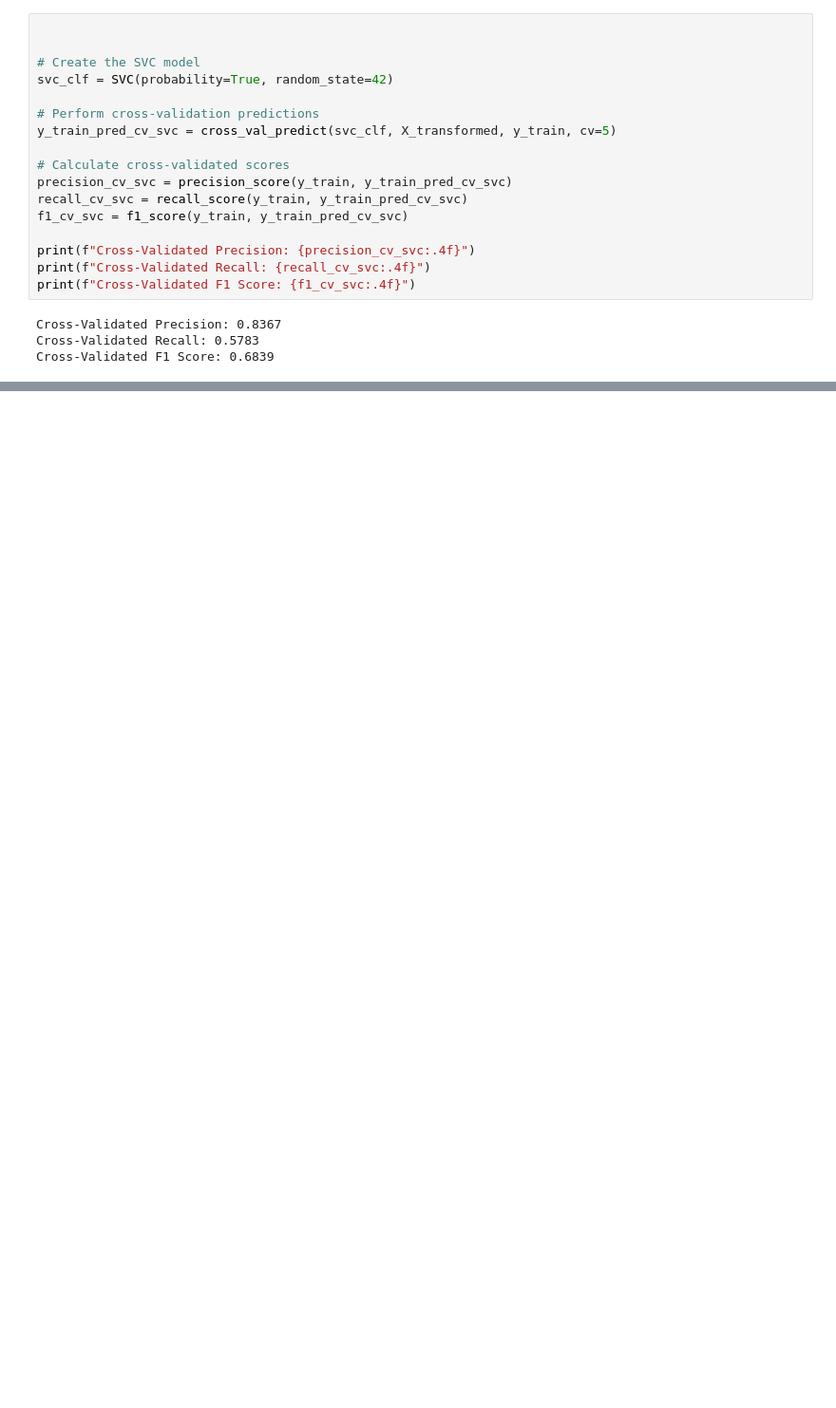
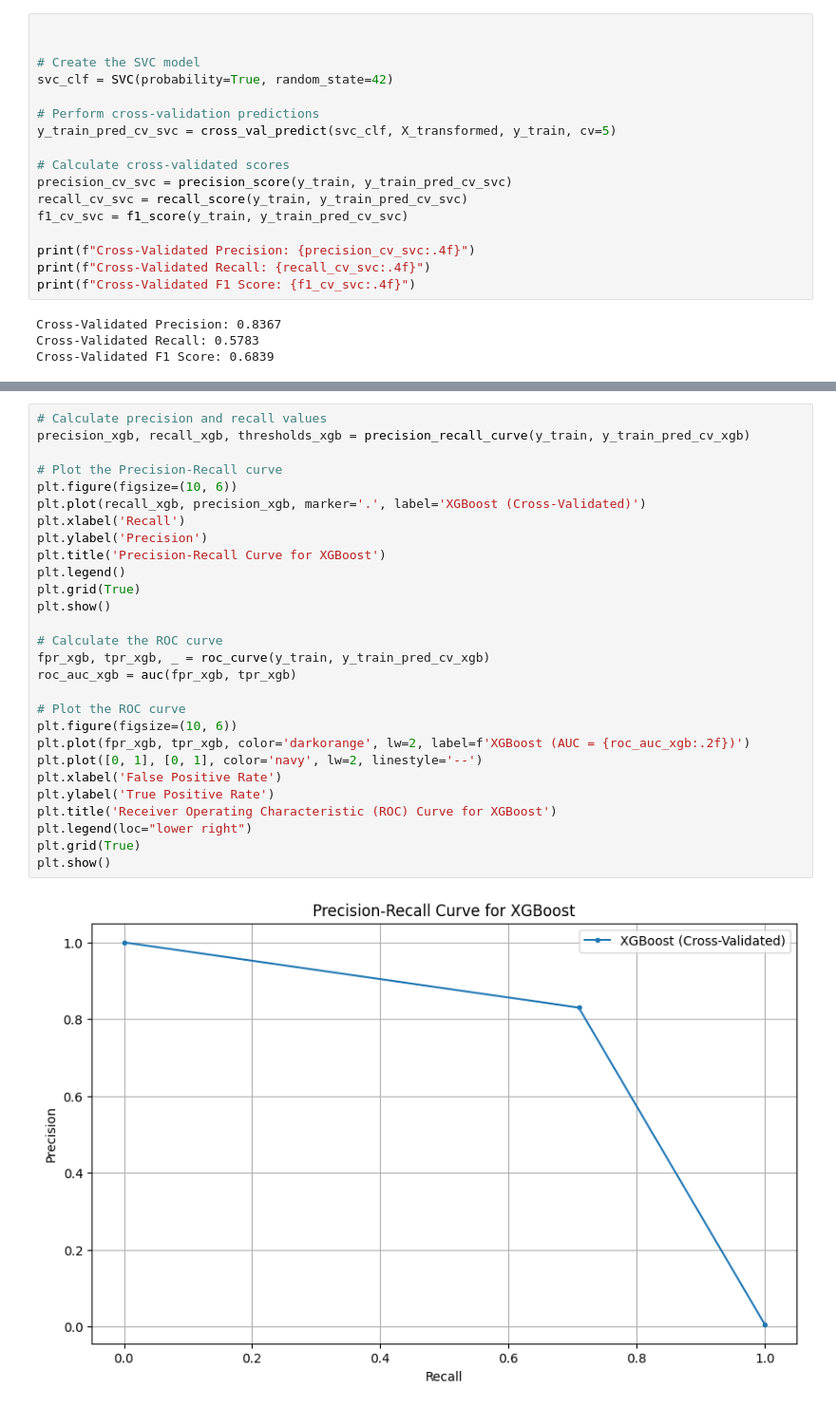
Before and after one commit to kmissmer/CreditCardFinalProject, a Jupyter notebook: final.ipynb, the cells around one changed output, grey strips where cells are left out. Shown at 95% size. Cells and saved outputs as stored; diff of their text form; blank space fills up the shorter version.

```diff
--- a/final.ipynb
+++ b/final.ipynb
@@ -1802,0 +2206,30 @@ Cross-Validated F1 Score: 0.6839
+# %%
+# Calculate precision and recall values
+precision_xgb, recall_xgb, thresholds_xgb = precision_recall_curve(y_train, y_train_pred_cv_xgb)
+
+# Plot the Precision-Recall curve
+plt.figure(figsize=(10, 6))
+plt.plot(recall_xgb, precision_xgb, marker='.', label='XGBoost (Cross-Validated)')
+plt.xlabel('Recall')
+plt.ylabel('Precision')
+plt.title('Precision-Recall Curve for XGBoost')
+plt.legend()
+plt.grid(True)
+plt.show()
+
+# Calculate the ROC curve
+fpr_xgb, tpr_xgb, _ = roc_curve(y_train, y_train_pred_cv_xgb)
+roc_auc_xgb = auc(fpr_xgb, tpr_xgb)
+
+# Plot the ROC curve
+plt.figure(figsize=(10, 6))
+plt.plot(fpr_xgb, tpr_xgb, color='darkorange', lw=2, label=f'XGBoost (AUC = {roc_auc_xgb:.2f})')
+plt.plot([0, 1], [0, 1], color='navy', lw=2, linestyle='--')
+plt.xlabel('False Positive Rate')
+plt.ylabel('True Positive Rate')
+plt.title('Receiver Operating Characteristic (ROC) Curve for XGBoost')
+plt.legend(loc="lower right")
+plt.grid(True)
+plt.show()
+# %% [output]
+[figure, added]
```
Also changed, not shown: parts of 23 cells of this notebook, 1 other file.
